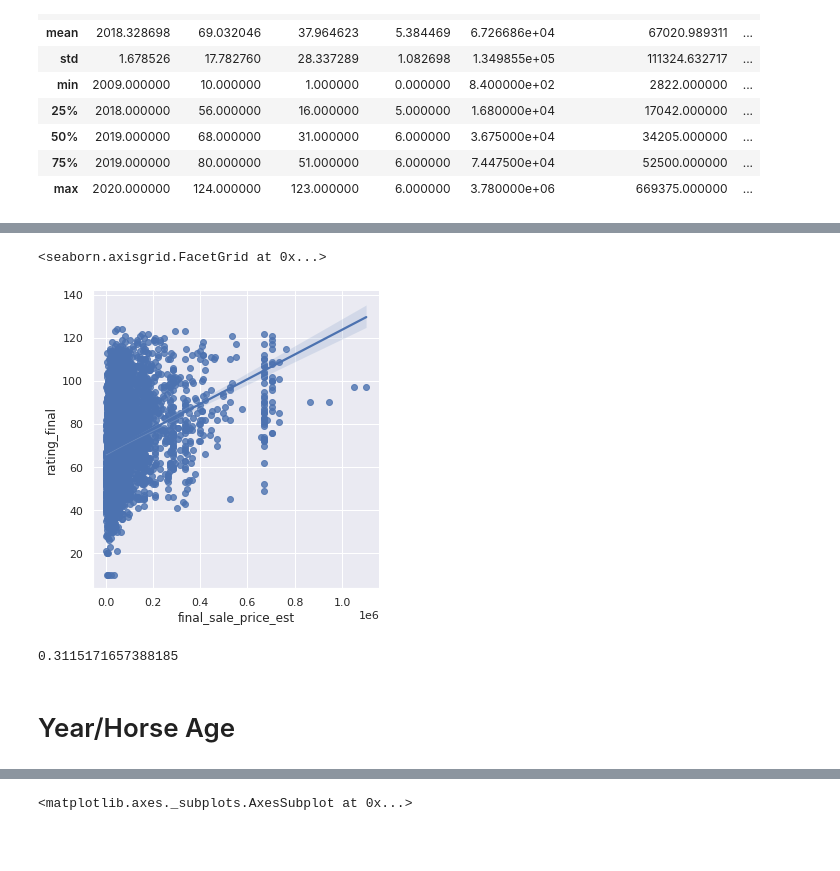
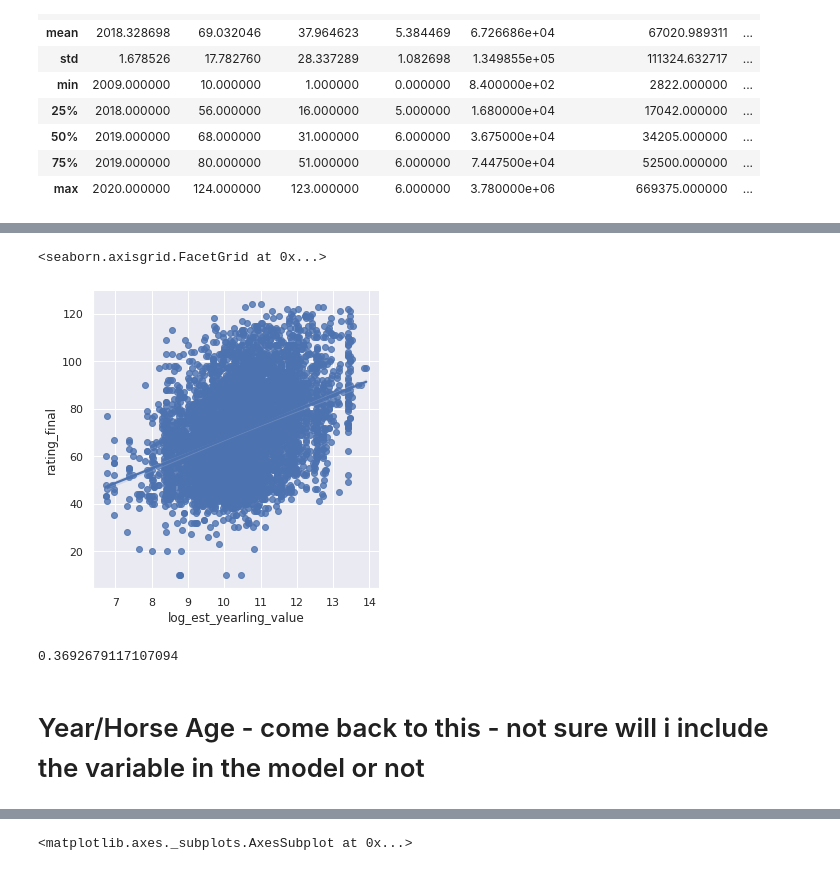
Before and after one commit to samkirwanppb/UCDPA_SamKirwan, a Jupyter notebook: project.ipynb, the cells around one changed output, grey strips where cells are left out. Saved outputs shown, nothing was run; the diff lists cells and outputs as text; code cells hidden in the pictures; blank space fills up the shorter version.

Commit message:
EDA and model fitting largely complete. Hyperparam tuning and tidying up code next

```diff
--- a/project.ipynb
+++ b/project.ipynb
@@ -484,8 +450,9 @@ data_df.head()
 | 4 | A LADY FOREVER (GB) | 2019 | FILLY | ADAAY (IRE) | LADY FILLY (GB) | Robyn Brisland | 42.0 | 35.0 | 4.0 | ... |
 # %%
 ##finally to get the estimate i will take the avergae of the median sire yealing price and the trainer price.
-data_df['final_sale_price_est'] = data_df[['median_trainer_price', 'Sire_median_yearling_price']].mean(axis=1) ##sire_median_yearling price is the wrong data type.
+data_df['est_yearling_value'] = data_df[['median_trainer_price', 'Sire_median_yearling_price', 'Fee_2023_final']].mean(axis=1)
 # %%
-## as final_price is the main metric i am going to overrite the est column with the values we already had.
-data_df.loc[~data_df['final_sale_price'].isna(), 'final_sale_price_est'] = data_df.loc[~data_df['final_sale_price'].isna()]['final_sale_price']
+## as final_price is the actual value the yearling was sold for it is the most accurate estimator and I will use that value rather then the estmiated one above.
+#I will overwrite the est_yearling_value column with final_sale_price where the data exists
+data_df.loc[~data_df['final_sale_price'].isna(), 'est_yearling_value'] = data_df.loc[~data_df['final_sale_price'].isna()]['final_sale_price']
 # %%
@@ -510,0 +489,4 @@ dtype: int64
+# %%
+##will also remove some redundant columns now
+data_df = data_df.drop(columns = {'Trainer', 'Dam', 'Fee_2023_final', 'Sire_median_yearling_price', 'median_trainer_price', 'count_trainer_price'})
+data_df.head()
@@ -517,4 +512,5 @@ sns.lmplot(data = data_df, x = 'final_sale_price_est', y = 'rating_final')
 # %%
 #we can also see in the above graph that final_sale_price_est has 4 outliers that cose more then 1,200,000. If we were to included these in the model the predicted final rating would be way over the max 130.
 #should probably do a bit on testing the outliers effecting the model.
-data_df = data_df.loc[data_df['final_sale_price_est'] < 1200000]
+data_df = data_df.loc[data_df['est_yearling_value'] < 1200000]
+sns.lmplot(data = data_df, x = 'est_yearling_value', y = 'rating_final')
@@ -526,10 +531,11 @@ sns.histplot(data = data_df, x = 'final_sale_price_est') # can see data is skewe
 # %%
-##eda of new final_sale_price_est column without outliers
-sns.lmplot(data = data_df, x = 'final_sale_price_est', y = 'rating_final')
+data_df['log_est_yearling_value'] = np.log(data_df['est_yearling_value'])
+sns.lmplot(data = data_df, x = 'log_est_yearling_value', y = 'rating_final')
 # %% [output]
 <seaborn.axisgrid.FacetGrid at 0x...>
-[figure, old version]
+[figure, new version]
 # %%
+##Taken from DC
 ##person correltaion stats.
 def pearson_r(x,y):
     ##"""Compute Pearson correlation coefficient between two arrays."""
@@ -540,12 +546,12 @@ def pearson_r(x,y):
     return corr_mat[0,1]
 
 # Compute Pearson correlation coefficient for I. versicolor: r
-data_df_no_nans = data_df.loc[~(data_df['final_sale_price_est'].isna()) & ~(data_df['rating_final'].isna())]
-r = pearson_r(data_df_no_nans['final_sale_price_est'], data_df_no_nans['rating_final'])
+data_df_no_nans = data_df.loc[~(data_df['log_est_yearling_value'].isna()) & ~(data_df['rating_final'].isna())]
+r = pearson_r(data_df_no_nans['log_est_yearling_value'], data_df_no_nans['rating_final'])
 
 # Print the result
-print(r) #there is decent correlation now. will be the most of this project I suspect.
+print(r) #there is decent correlation as much as we are going to get I suspect
 # %% [output]
-0.3115171657388185
+0.3692679117107094
-# %% [markdown]
-# Year/Horse Age
+# %% [markdown]
+# Year/Horse Age - come back to this - not sure will i include the variable in the model or not
```
Also changed, not shown: parts of 76 cells of this notebook.
